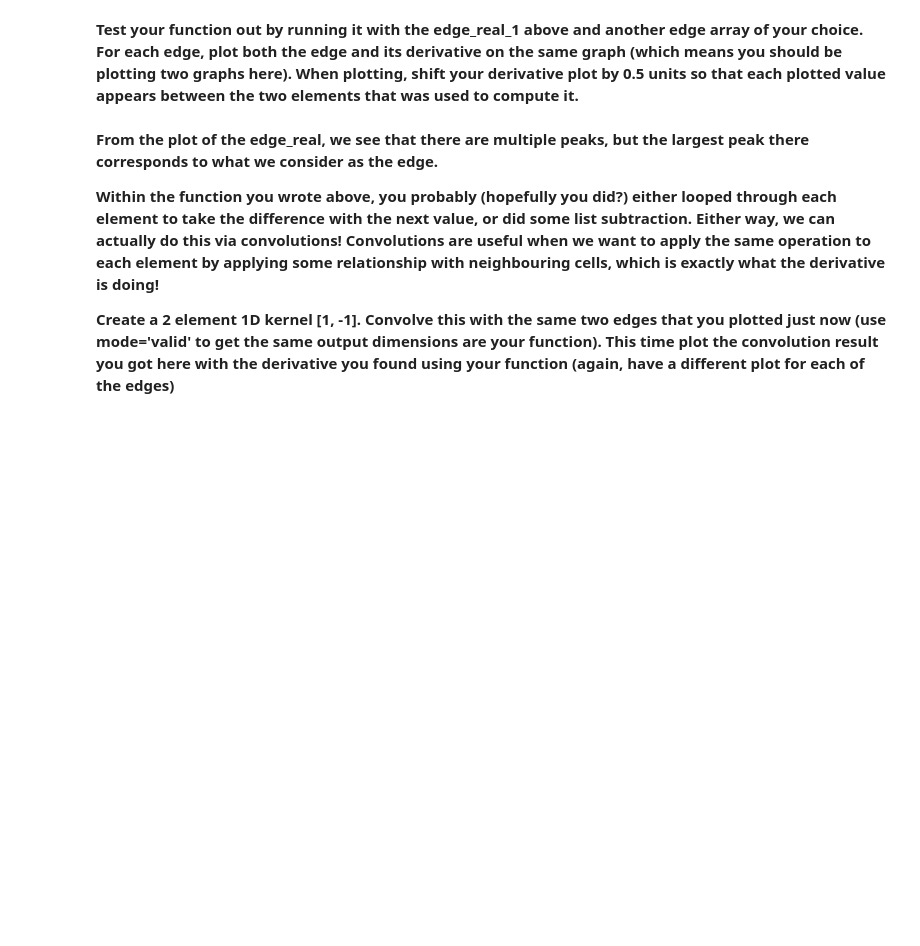
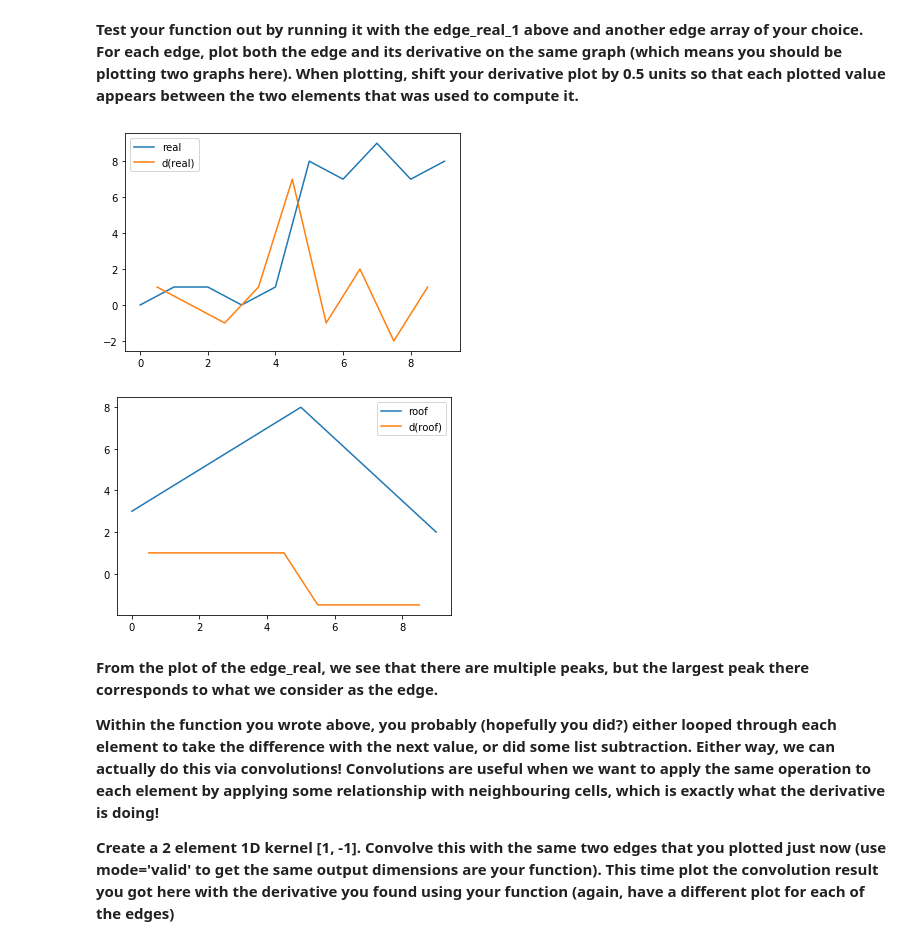
Before and after one commit to dlezcan1/computer-vision-fall-2020, a Jupyter notebook: week3/(Week_3)_Edge_Detection.ipynb, the cells around one changed output. Drawn from its saved outputs; the diff is of its cells as text; code cells hidden in the pictures; blank space fills up the shorter version.

```diff
--- a/week3/(Week_3)_Edge_Detection.ipynb
+++ b/week3/(Week_3)_Edge_Detection.ipynb
@@ -36,20 +57,36 @@ edge_real_1 = np.array([0, 1, 1, 0, 1, 8, 7, 9, 7, 8])
 **Write a function below that computes the derivative of the 1D array. That is, it computes the difference between the current value and the next value for each value in the array. We won't worry too much about boundary conditions right now, so we'll just have the derivative array be one shorter than the input edge array.**
 # %%
 def derivative_1d(edge):
-  """ Finds the derivative of the 1D array.
+    """ Finds the derivative of the 1D array.
       The derivative at position i is simply (edge[i + 1] - edge[i])
       Args:
           edge: A 1D numpy array with length [n]
       Returns:
           derivative: A 1D numpy array with length [n - 1]
-  """
+    """
 
-  # Finish the function
+    # Finish the function
+    derivative = edge[1:] - edge[0:-1]
 
-
-  return derivative
+    return derivative
 # %% [markdown]
 **Test your function out by running it with the edge_real_1 above and another edge array of your choice. For each edge, plot both the edge and its derivative on the same graph (which means you should be plotting two graphs here). When plotting, shift your derivative plot by 0.5 units so that each plotted value appears between the two elements that was used to compute it.**
+# %%
+x = np.arange(edge_real_1.size)
+der_x = x[:-1] + 0.5
+
+plt.plot(x, edge_real_1, label='real')
+plt.plot(der_x, derivative_1d(edge_real_1), label='d(real)')
+plt.legend()
+plt.show()
+
+plt.plot(x, edge_roof_1, label='roof')
+plt.plot(der_x, derivative_1d(edge_roof_1), label='d(roof)')
+plt.legend()
+plt.show()
+# %% [output]
+[figure, added]
+[figure, added]
 # %% [markdown]
 **From the plot of the edge_real, we see that there are multiple peaks, but the largest peak there corresponds to what we consider as the edge.**
 
```
Also changed, not shown: parts of 32 cells of this notebook.
